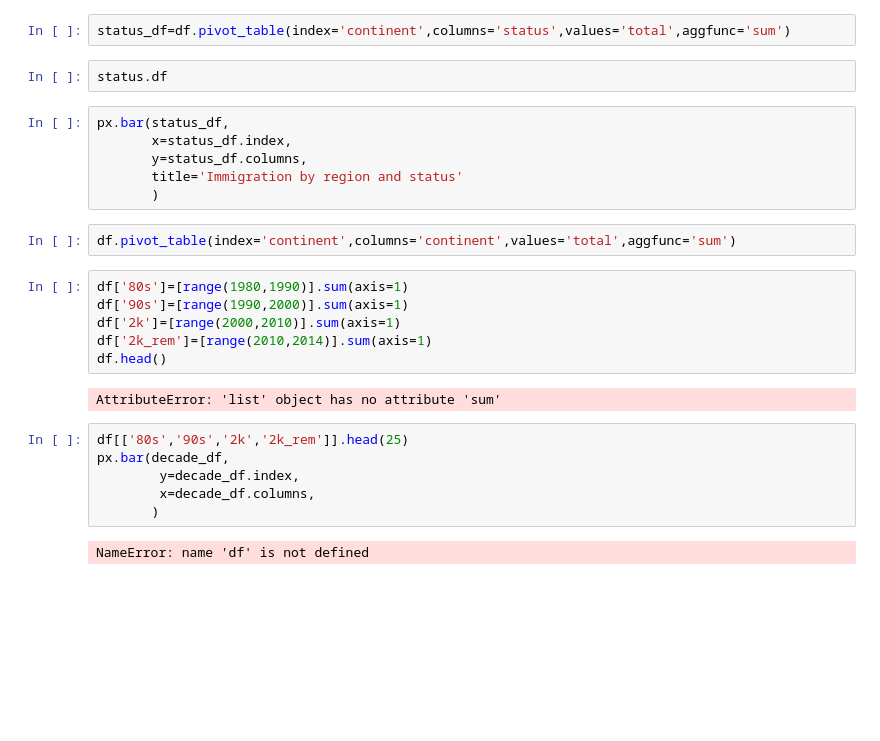
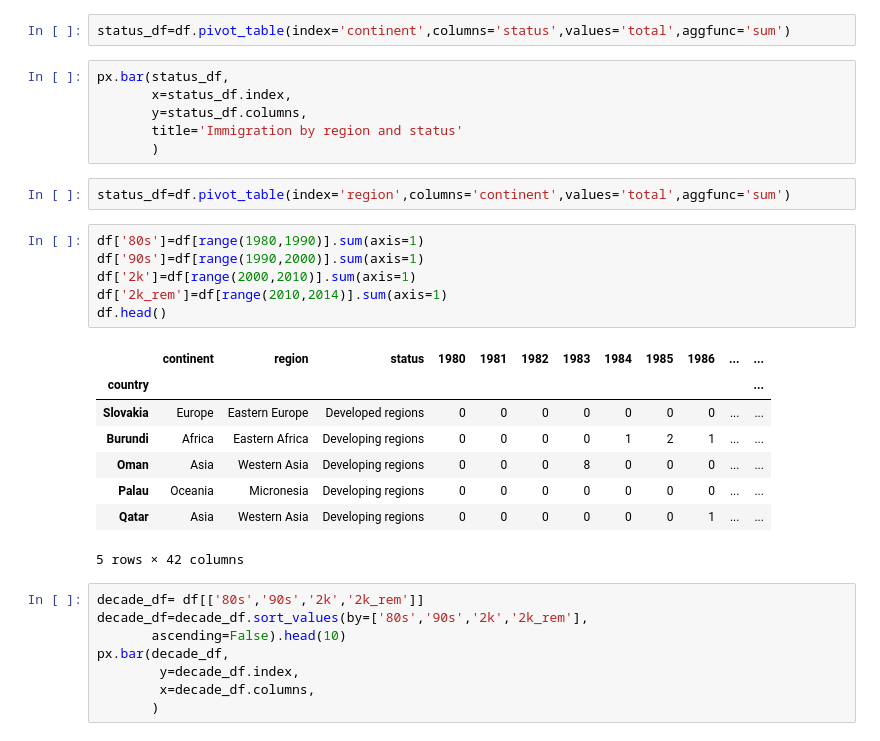
Before and after one commit to tariq2305/python-DS, a Jupyter notebook: ui/pandas.ipynb, the cells around one changed output. Drawn from its saved outputs; the diff is of its cells as text; blank space fills up the shorter version.

```diff
--- a/ui/pandas.ipynb
+++ b/ui/pandas.ipynb
@@ -123,8 +310,6 @@ Pivot table
 Row and column
 # %%
 status_df=df.pivot_table(index='continent',columns='status',values='total',aggfunc='sum')
-# %%
-status.df
 # %%
 px.bar(status_df,
        x=status_df.index,
@@ -132,20 +317,27 @@ px.bar(status_df,
        title='Immigration by region and status'
        )
 # %%
-df.pivot_table(index='continent',columns='continent',values='total',aggfunc='sum')
+status_df=df.pivot_table(index='region',columns='continent',values='total',aggfunc='sum')
 # %%
-df['80s']=[range(1980,1990)].sum(axis=1)
-df['90s']=[range(1990,2000)].sum(axis=1)
-df['2k']=[range(2000,2010)].sum(axis=1)
-df['2k_rem']=[range(2010,2014)].sum(axis=1)
+df['80s']=df[range(1980,1990)].sum(axis=1)
+df['90s']=df[range(1990,2000)].sum(axis=1)
+df['2k']=df[range(2000,2010)].sum(axis=1)
+df['2k_rem']=df[range(2010,2014)].sum(axis=1)
 df.head()
 # %% [output]
+|  | continent | region | status | 1980 | 1981 | 1982 | 1983 | 1984 | 1985 | 1986 | ... | ... |
+| country |  |  |  |  |  |  |  |  |  |  |  | ... |
+| Slovakia | Europe | Eastern Europe | Developed regions | 0 | 0 | 0 | 0 | 0 | 0 | 0 | ... | ... |
+| Burundi | Africa | Eastern Africa | Developing regions | 0 | 0 | 0 | 0 | 1 | 2 | 1 | ... | ... |
+| Oman | Asia | Western Asia | Developing regions | 0 | 0 | 0 | 8 | 0 | 0 | 0 | ... | ... |
+| Palau | Oceania | Micronesia | Developing regions | 0 | 0 | 0 | 0 | 0 | 0 | 0 | ... | ... |
+| Qatar | Asia | Western Asia | Developing regions | 0 | 0 | 0 | 0 | 0 | 0 | 1 | ... | ... |
-AttributeError: 'list' object has no attribute 'sum'
+5 rows × 42 columns
 # %%
-df[['80s','90s','2k','2k_rem']].head(25)
+decade_df= df[['80s','90s','2k','2k_rem']]
+decade_df=decade_df.sort_values(by=['80s','90s','2k','2k_rem'],
+       ascending=False).head(10)
 px.bar(decade_df,
         y=decade_df.index,
         x=decade_df.columns,
        )
-# %% [output]
-NameError: name 'df' is not defined
```
Also changed, not shown: parts of 24 cells of this notebook.
